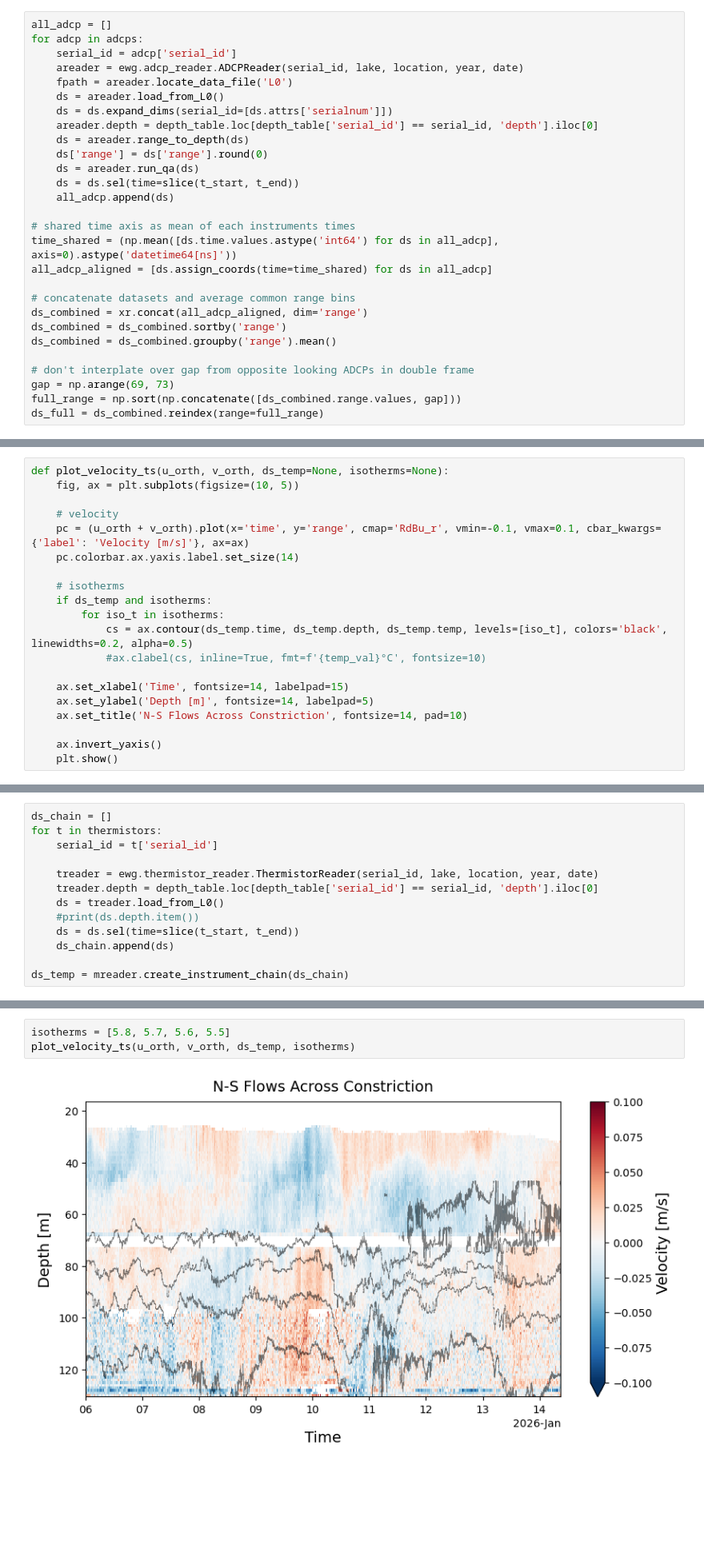
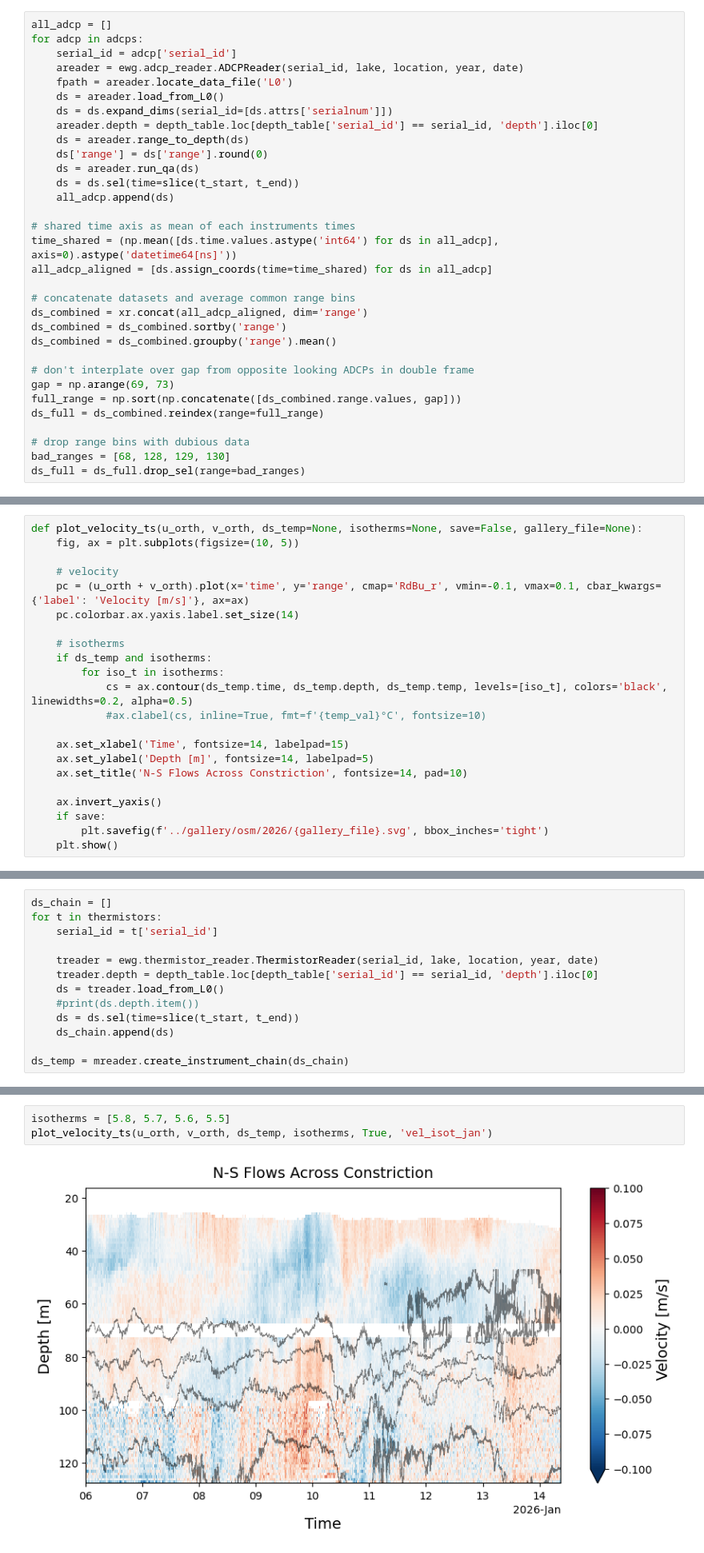
Before and after one commit to hherrema/eawag, a Jupyter notebook: presentations/osm/osm_2026.ipynb, the cells around one changed output, grey strips where cells are left out. Shown at 80% size. Drawn from its saved outputs; the diff is of its cells as text; blank space fills up the shorter version.

```diff
--- a/presentations/osm/osm_2026.ipynb
+++ b/presentations/osm/osm_2026.ipynb
@@ -79,6 +79,10 @@ ds_combined = ds_combined.groupby('range').mean()
 gap = np.arange(69, 73)
 full_range = np.sort(np.concatenate([ds_combined.range.values, gap]))
 ds_full = ds_combined.reindex(range=full_range)
+
+# drop range bins with dubious data
+bad_ranges = [68, 128, 129, 130]
+ds_full = ds_full.drop_sel(range=bad_ranges)
 # %% [output]
 Reading file Q:/Messdaten/Aphys_Hypothesis_data/Zugersee/2026/Mooring/20260114/LZC/L0\12U8315.000 ...
 
@@ -129,7 +134,7 @@ plot_flow_angle(df_angle)
 
 At angle of maximal flow.
 # %%
-def plot_velocity_ts(u_orth, v_orth, ds_temp=None, isotherms=None):
+def plot_velocity_ts(u_orth, v_orth, ds_temp=None, isotherms=None, save=False, gallery_file=None):
     fig, ax = plt.subplots(figsize=(10, 5))
 
     # velocity
@@ -147,6 +152,8 @@ def plot_velocity_ts(u_orth, v_orth, ds_temp=None, isotherms=None):
     ax.set_title('N-S Flows Across Constriction', fontsize=14, pad=10)
 
     ax.invert_yaxis()
+    if save:
+        plt.savefig(f'../gallery/osm/2026/{gallery_file}.svg', bbox_inches='tight')
     plt.show()
 # %%
 # chose interface angle as average angle of flow (across all depths)
@@ -247,9 +258,9 @@ plot_thermistor_ts(ds_temp)
 [figure]
 # %%
 isotherms = [5.8, 5.7, 5.6, 5.5]
-plot_velocity_ts(u_orth, v_orth, ds_temp, isotherms)
+plot_velocity_ts(u_orth, v_orth, ds_temp, isotherms, True, 'vel_isot_jan')
 # %% [output]
-[figure, old version]
+[figure, new version]
 # %% [markdown]
 #### Oxygen loggers
 # %%
```
Also changed, not shown: parts of 19 cells of this notebook.
